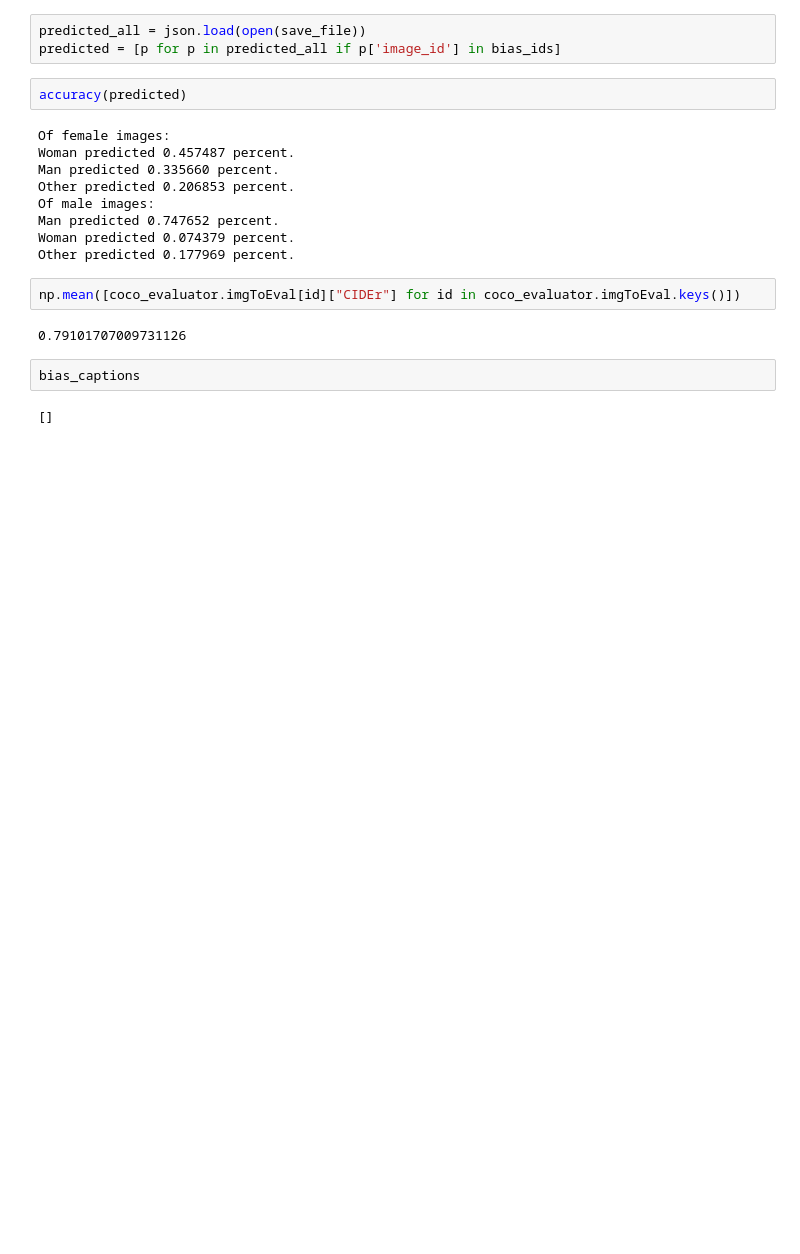
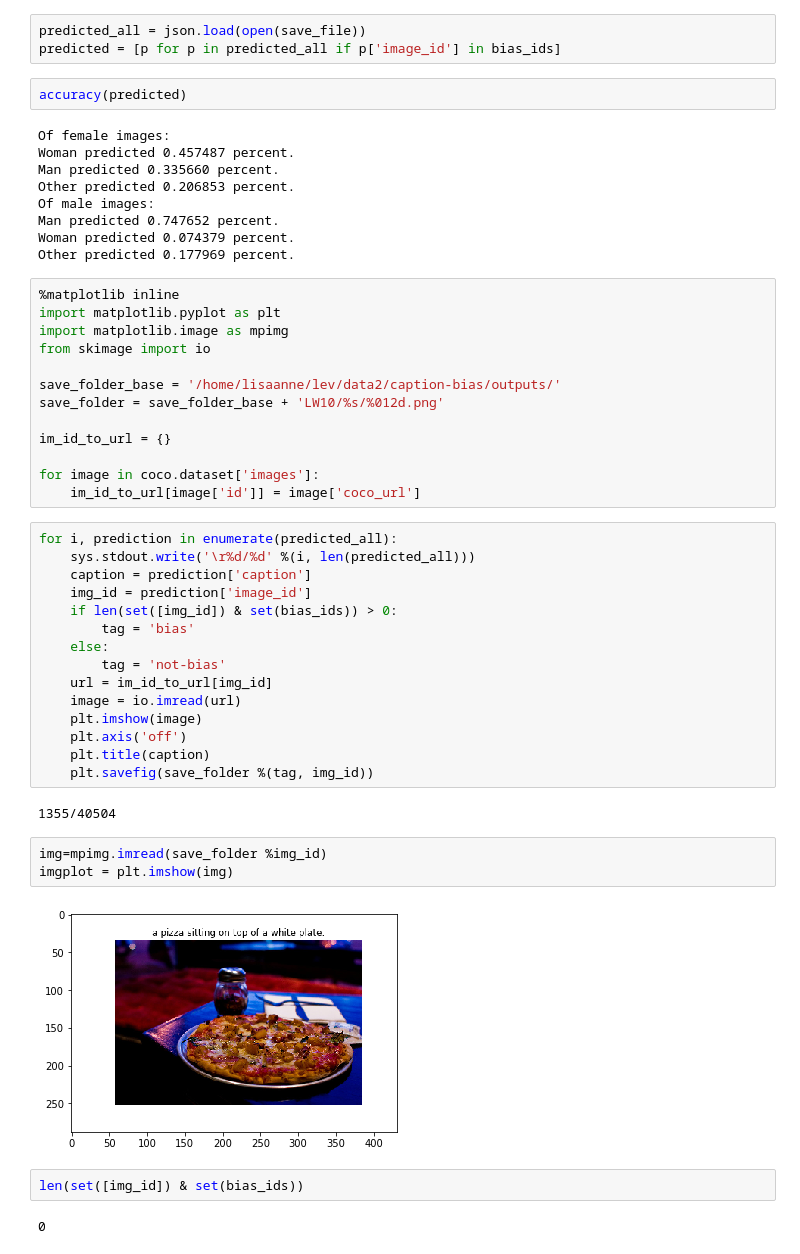
Before and after one commit to kayburns/women-snowboard, a Jupyter notebook: research/im2txt/data-analysis.ipynb, the cells around one changed output. Saved outputs shown, nothing was run; the diff lists cells and outputs as text; blank space fills up the shorter version.

Commit message:
updated data-anlaysis

```diff
--- a/research/im2txt/data-analysis.ipynb
+++ b/research/im2txt/data-analysis.ipynb
@@ -183,11 +183,42 @@ Of male images:
 Man predicted 0.747652 percent.
 Woman predicted 0.074379 percent.
 Other predicted 0.177969 percent.
-# %%
-np.mean([coco_evaluator.imgToEval[id]["CIDEr"] for id in coco_evaluator.imgToEval.keys()])
-# %% [output]
-0.79101707009731126
-# %%
-bias_captions
-# %% [output]
-[]
+# %%
+%matplotlib inline
+import matplotlib.pyplot as plt
+import matplotlib.image as mpimg
+from skimage import io
+
+save_folder_base = '/home/lisaanne/lev/data2/caption-bias/outputs/'
+save_folder = save_folder_base + 'LW10/%s/%012d.png'
+
+im_id_to_url = {}
+
+for image in coco.dataset['images']:
+    im_id_to_url[image['id']] = image['coco_url']
+# %%
+for i, prediction in enumerate(predicted_all):
+    sys.stdout.write('\r%d/%d' %(i, len(predicted_all)))
+    caption = prediction['caption']
+    img_id = prediction['image_id']
+    if len(set([img_id]) & set(bias_ids)) > 0:
+        tag = 'bias'
+    else:
+        tag = 'not-bias'
+    url = im_id_to_url[img_id]
+    image = io.imread(url)
+    plt.imshow(image)
+    plt.axis('off')
+    plt.title(caption)
+    plt.savefig(save_folder %(tag, img_id))
+# %% [output]
+1355/40504
+# %%
+img=mpimg.imread(save_folder %img_id)
+imgplot = plt.imshow(img)
+# %% [output]
+[figure, added]
+# %%
+len(set([img_id]) & set(bias_ids))
+# %% [output]
+0
```
Also changed, not shown: parts of 2 cells of this notebook.
